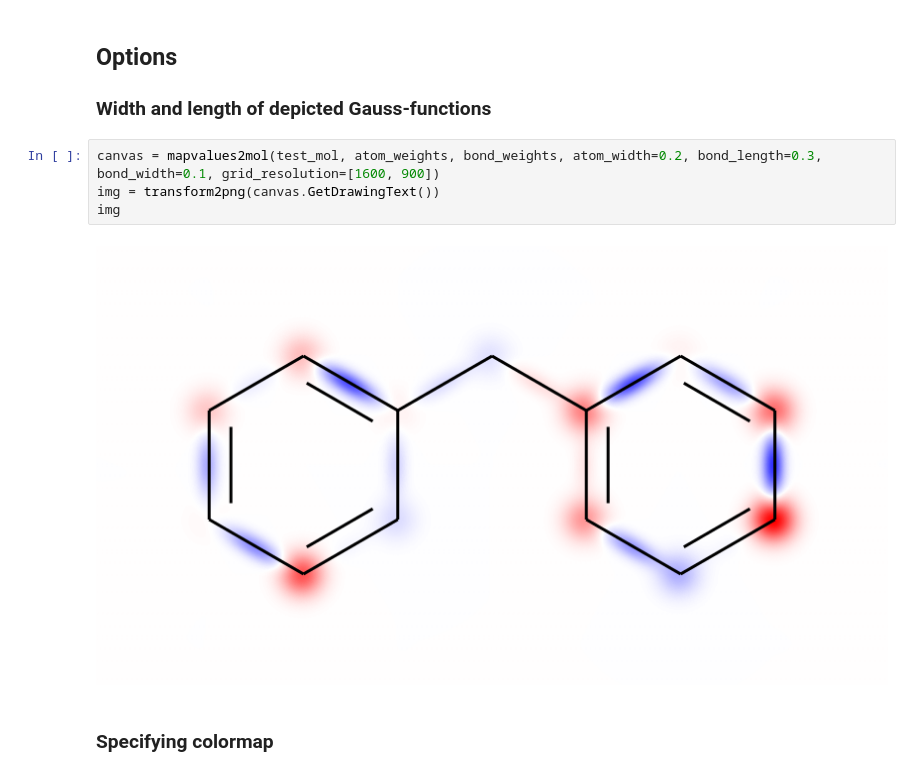
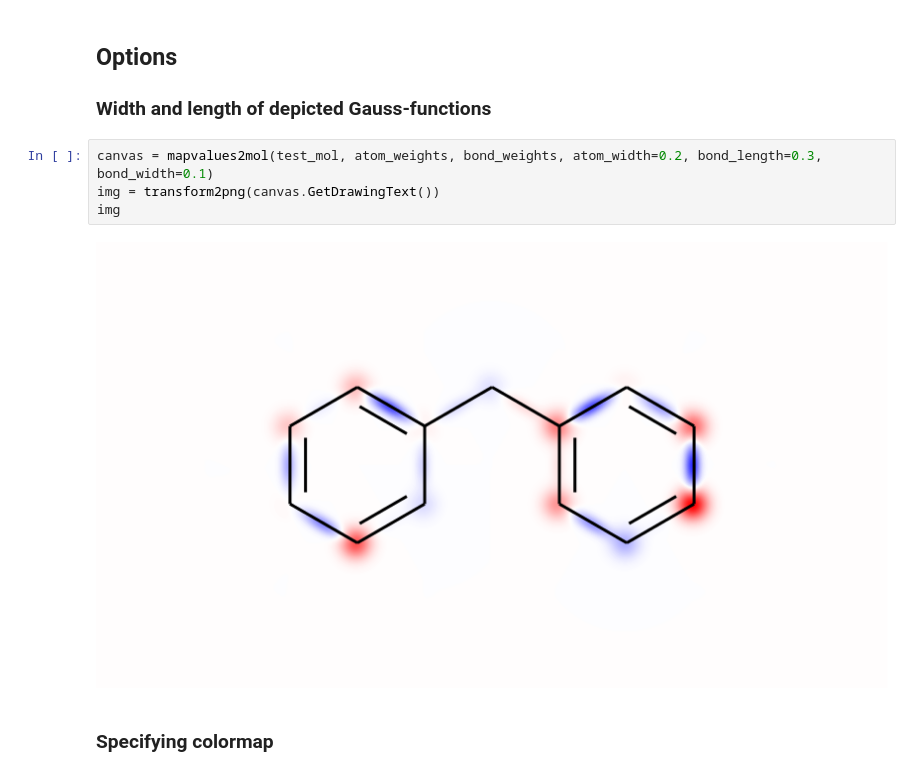
Before and after one commit to c-feldmann/rdkit_heatmaps, a Jupyter notebook: README.ipynb, the cells around one changed output. Cells and saved outputs as stored; diff of their text form.

Commit message:
molmapping.py   mapvalues2mol:     Improving estimation of canvas size.

```diff
--- a/README.ipynb
+++ b/README.ipynb
@@ -54,11 +57,11 @@ img
 ## Options
 ### Width and length of depicted Gauss-functions
 # %%
-canvas = mapvalues2mol(test_mol, atom_weights, bond_weights, atom_width=0.2, bond_length=0.3, bond_width=0.1, grid_resolution=[1600, 900])
+canvas = mapvalues2mol(test_mol, atom_weights, bond_weights, atom_width=0.2, bond_length=0.3, bond_width=0.1)
 img = transform2png(canvas.GetDrawingText())
 img
 # %% [output]
-[figure, old version]
+[figure, new version]
 # %% [markdown]
 ### Specifying colormap
 # %%
```
Also changed, not shown: parts of 5 cells of this notebook, 1 other file.
